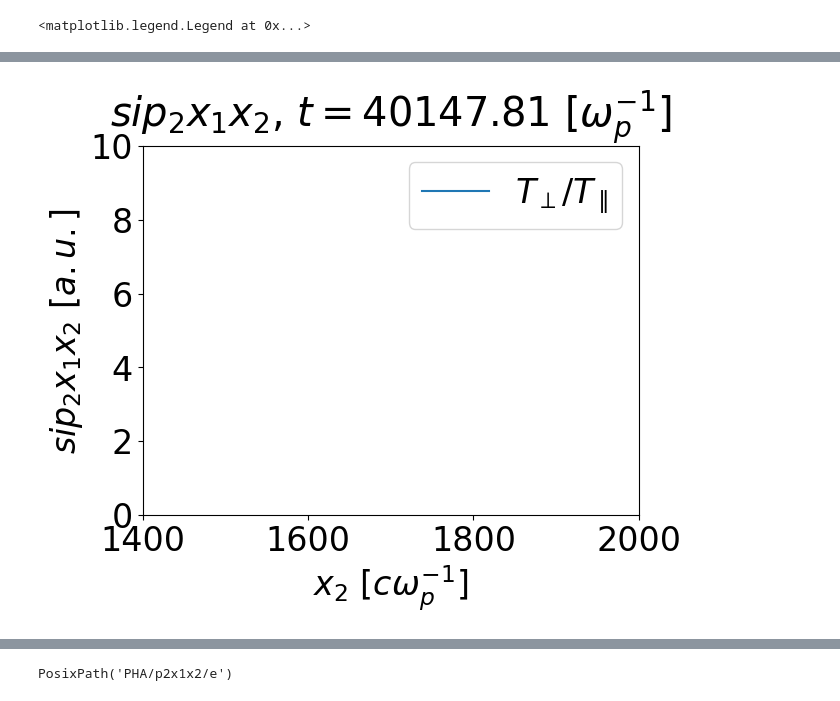
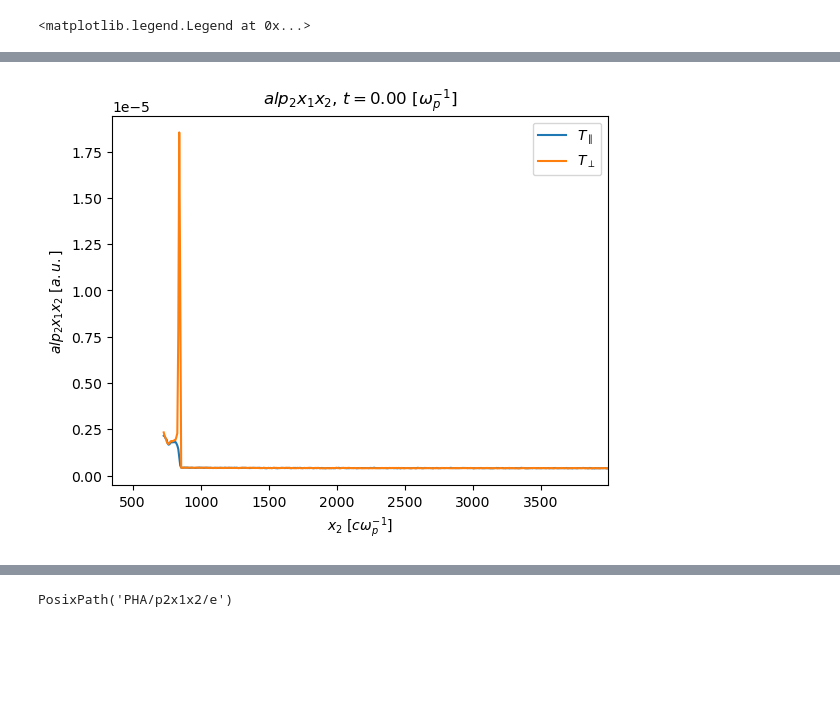
Before and after one commit to Schaeffer-Lab/MagShockZ, a Jupyter notebook: analysis_notebooks/OSIRIS/analysis_using_pyvisos.ipynb, the cells around one changed output, grey strips where cells are left out. Cells and saved outputs as stored; diff of their text form; code cells hidden in the pictures; blank space fills up the shorter version.

```diff
--- a/analysis_notebooks/OSIRIS/analysis_using_pyvisos.ipynb
+++ b/analysis_notebooks/OSIRIS/analysis_using_pyvisos.ipynb
@@ -8,7 +8,7 @@ import matplotlib.pyplot as plt
 import osiris_utils as ou
 import astropy
 import plasmapy
-plt.rcParams['font.size'] = 24
+# plt.rcParams['font.size'] = 24
 # %%
 # This is already built in to osiris_utils but I am lazy so I will put it here.
 # In the future this will be a gorgeous beautiful .py file rather than an ugly disgusting jupyter notebook, worry not.
@@ -137,15 +184,13 @@ omega_ci: 7.211707870028227e-05 wpe
 # %%
-t = 35
-# pha_p1_times = sorted((sim_dir / pha_p1_al).glob("*.h5"))
-# pha_p2_times = sorted((sim_dir / pha_p2_al).glob("*.h5"))
-pha_p1_times = sorted((sim_dir / pha_p1_si).glob("*.h5"))
-pha_p2_times = sorted((sim_dir / pha_p2_si).glob("*.h5"))
+t = 0
+pha_p1_times = sorted((sim_dir / pha_p1_al).glob("*.h5"))
+pha_p2_times = sorted((sim_dir / pha_p2_al).glob("*.h5"))
+# pha_p1_times = sorted((sim_dir / pha_p1_si).glob("*.h5"))
+# pha_p2_times = sorted((sim_dir / pha_p2_si).glob("*.h5"))
 density_times = sorted((sim_dir / charge_si).glob("*.h5"))
 pha_p1_data = osh5io.read_h5(pha_p1_times[t].as_posix())
 pha_p2_data = osh5io.read_h5(pha_p2_times[t].as_posix())
 density_data = osh5io.read_h5(density_times[t*3].as_posix())
 
 print(f"shape of phase space data p1x1x2 is: {np.shape(pha_p1_data)}")
-# One of these files is 257MB and the shape is 2048 * 16 * 2048
-# I want to make new phase space data that is 6000 * 16 * 512
 # %% [output]
@@ -217,12 +261,12 @@ plt.legend()
 # %%
 # It looks like we are getting significantly more heating in the parallel direction than the perpendicular direction
 # Change the x limit so we aren't looking at the region with almost no particles
-# osh5vis.osplot(T1[np.shape(T1)[0]//2,:], label=r'$T_\parallel$')
-# osh5vis.osplot(T2[np.shape(T2)[0]//2,:], label=r'$T_\perp$')
-osh5vis.osplot(T2[np.shape(T2)[0]//2,:]/T1[np.shape(T1)[0]//2,:], label=r'$T_\perp/T_\parallel$')
+osh5vis.osplot(T1[np.shape(T1)[0]//2,:], label=r'$T_\parallel$')
+osh5vis.osplot(T2[np.shape(T2)[0]//2,:], label=r'$T_\perp$')
+# osh5vis.osplot(T2[np.shape(T2)[0]//2,:]/T1[np.shape(T1)[0]//2,:], label=r'$T_\perp/T_\parallel$')
 ax = plt.gca()
-ax.set_xlim(1400, 2000)
-ax.set_ylim(0, 10)
+# ax.set_xlim(1400, 2000)
+# ax.set_ylim(0, 10)
 ax.legend()
 # %% [output]
 <matplotlib.legend.Legend at 0x...>
@@ -233,4 +277,4 @@ ax.legend()
-[figure, old version]
+[figure, new version]
 # %%
 # It would be useful to scale these back into real units
 # use vth = sqrt(T/(mc^2)) -> T = vth^2 * rqm * m_e * c^2
```
Also changed, not shown: parts of 12 cells of this notebook, 33 other files.
